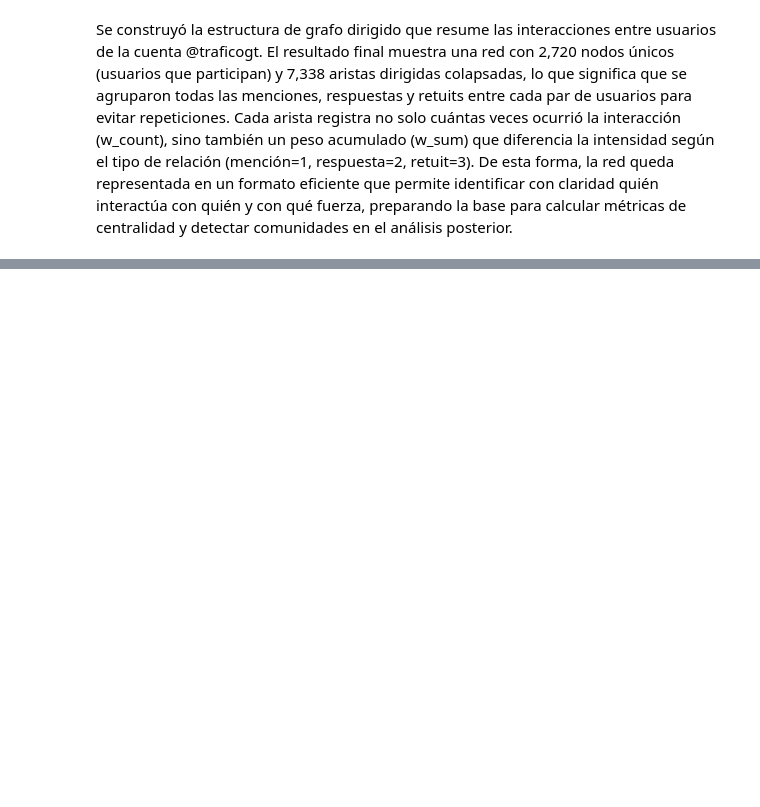
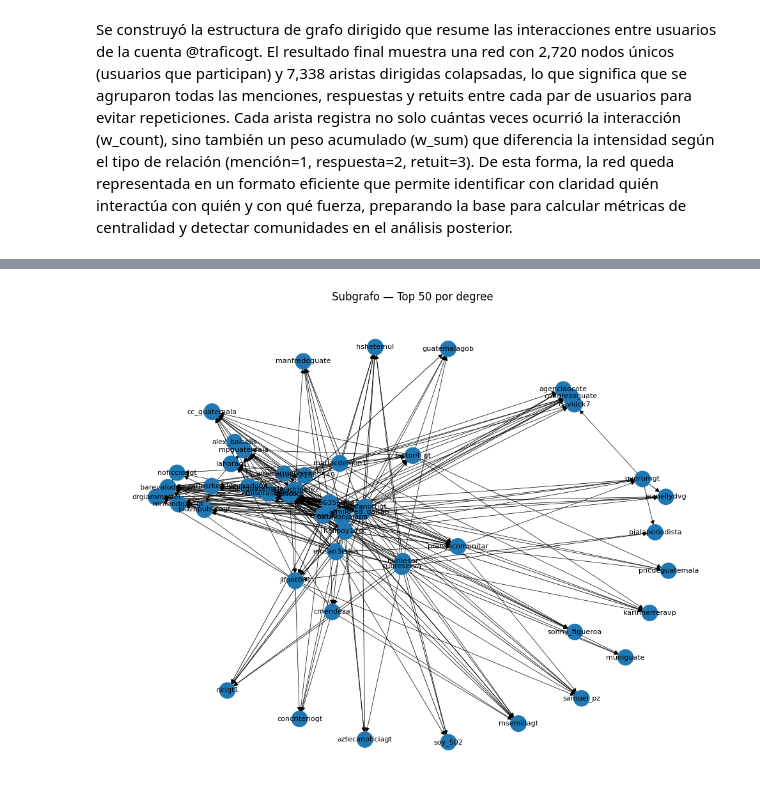
Before and after one commit to Saiyan-Javi/Lab6DS, a Jupyter notebook: Lab6DS.ipynb, the cells around one changed output, grey strips where cells are left out. Saved outputs shown, nothing was run; the diff lists cells and outputs as text; code cells hidden in the pictures; blank space fills up the shorter version.

```diff
--- a/Lab6DS.ipynb
+++ b/Lab6DS.ipynb
@@ -488,0 +573,40 @@ Se construyó la estructura de grafo dirigido que resume las interacciones entre
+# %%
+# Tomamos top-50 por degree (puedes cambiar a in_degree/out_degree si prefieres)
+topk = 50
+top_nodes = set(df_metrics.sort_values("degree", ascending=False).head(topk)["user"])
+
+# Filtramos aristas a ese conjunto
+E_top = Agg[Agg["src"].isin(top_nodes) & Agg["dst"].isin(top_nodes)].copy()
+
+G_top = nx.DiGraph()
+for _, r in E_top.iterrows():
+    G_top.add_edge(r["src"], r["dst"], weight=r["w_sum"], count=r["w_count"])
+
+# Layout y tamaños (node_size proporcional al degree dentro del subgrafo)
+deg_sub = dict(G_top.degree())
+sizes = np.array([deg_sub[n] for n in G_top.nodes()], dtype=float)
+if sizes.max() > 0:
+    sizes = 300 + 60*(sizes - sizes.min())/(sizes.max() - sizes.min() + 1e-9)
+else:
+    sizes = 300 + sizes
+
+# Grosor de arista proporcional al peso
+weights = [G_top[u][v]["weight"] for u, v in G_top.edges()]
+if len(weights):
+    w_arr = np.array(weights, dtype=float)
+    widths = 0.5 + 2.5*(w_arr - w_arr.min())/(w_arr.max() - w_arr.min() + 1e-9)
+else:
+    widths = 1.0
+
+pos = nx.spring_layout(G_top, k=0.6, iterations=200, seed=42)
+
+plt.figure(figsize=(10, 8))
+nx.draw_networkx_nodes(G_top, pos, node_size=sizes)
+nx.draw_networkx_edges(G_top, pos, width=widths, arrows=True, arrowsize=10)
+nx.draw_networkx_labels(G_top, pos, font_size=8)
+plt.title("Subgrafo — Top 50 por degree")
+plt.axis("off")
+plt.tight_layout()
+plt.show()
+# %% [output]
+[figure, added]
```
Also changed, not shown: parts of 6 cells of this notebook.
